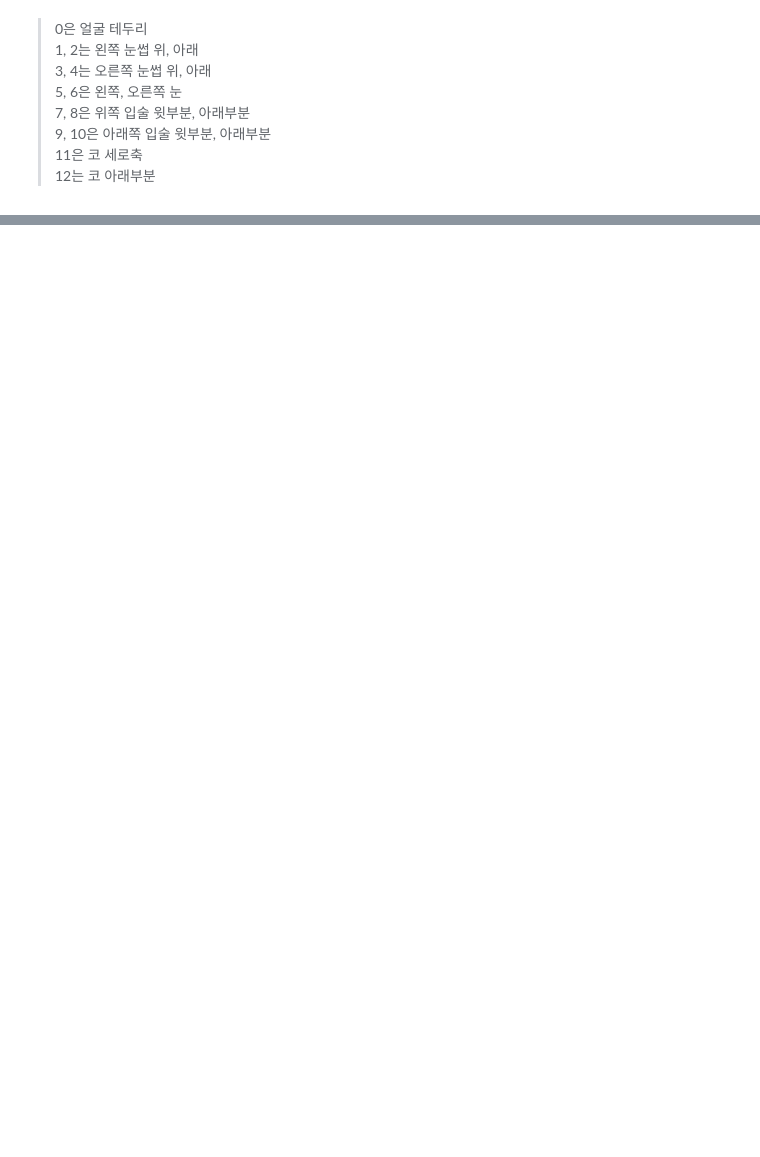
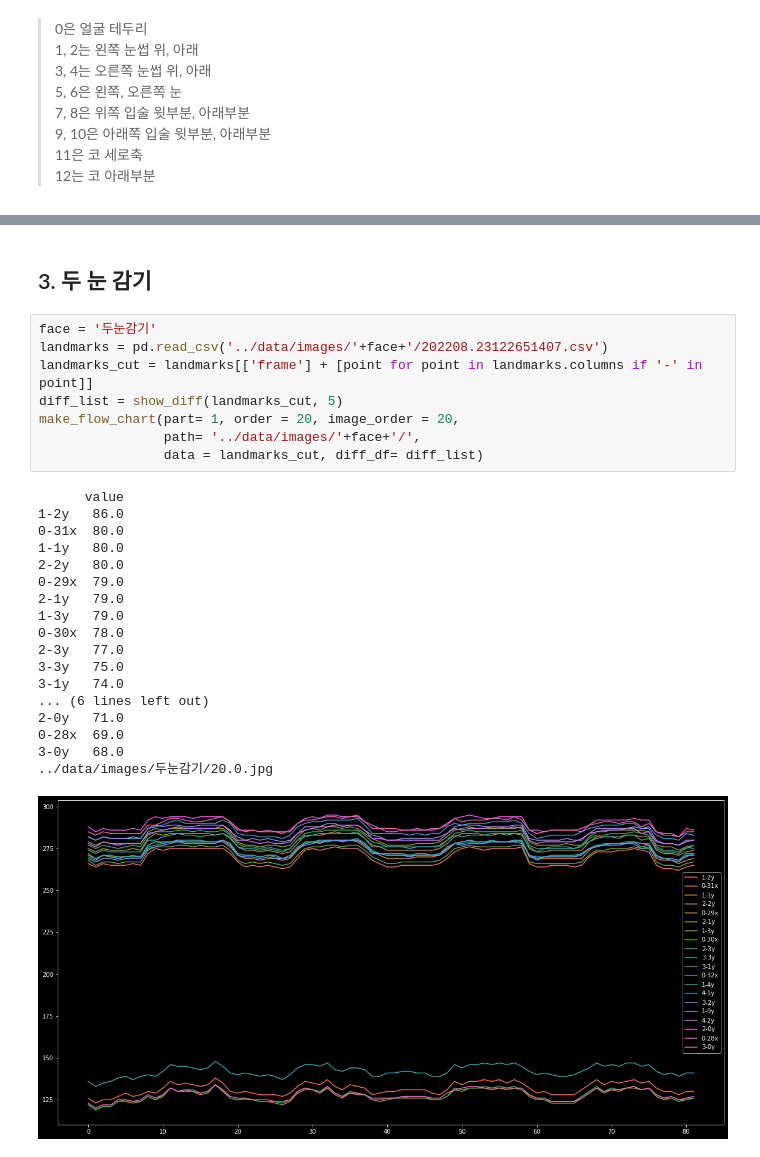
Before and after one commit to minimini-1/Facial-Expression-Recognition, a Jupyter notebook: modeling/feature_change.ipynb, the cells around one changed output, grey strips where cells are left out. Drawn from its saved outputs; the diff is of its cells as text; blank space fills up the shorter version.

Commit message:
add face example

```diff
--- a/modeling/feature_change.ipynb
+++ b/modeling/feature_change.ipynb
@@ -134,0 +145,29 @@ make_flow_chart(data = landmarks_cut, diff_list = diff_list, part= 1, order = 10
+# %% [markdown]
+## 3. 두 눈 감기
+# %%
+face = '두눈감기'
+landmarks = pd.read_csv('../data/images/'+face+'/202208.23122651407.csv')
+landmarks_cut = landmarks[['frame'] + [point for point in landmarks.columns if '-' in point]]
+diff_list = show_diff(landmarks_cut, 5)
+make_flow_chart(part= 1, order = 20, image_order = 20,
+                path= '../data/images/'+face+'/',
+                data = landmarks_cut, diff_df= diff_list)
+# %% [output]
+      value
+1-2y   86.0
+0-31x  80.0
+1-1y   80.0
+2-2y   80.0
+0-29x  79.0
+2-1y   79.0
+1-3y   79.0
+0-30x  78.0
+2-3y   77.0
+3-3y   75.0
+3-1y   74.0
+... (6 lines left out)
+2-0y   71.0
+0-28x  69.0
+3-0y   68.0
+../data/images/두눈감기/20.0.jpg
+[figure, added]
```
Also changed, not shown: parts of 19 cells of this notebook.
